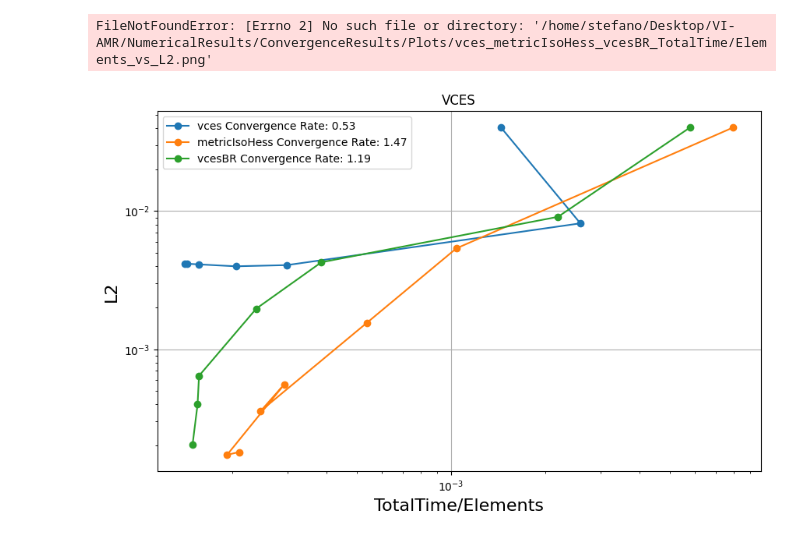
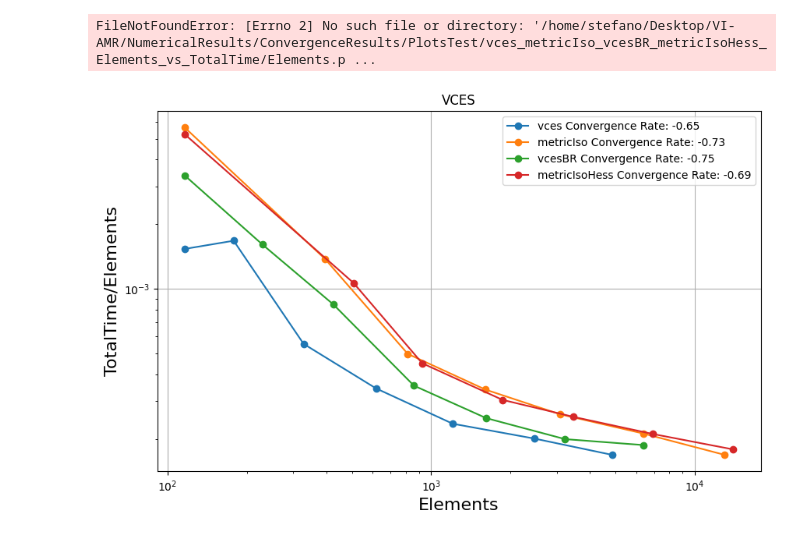
Before and after one commit to StefanoFochesatto/VI-AMR, a Jupyter notebook: NumericalResults/ConvergenceResults/PlotExplorer.ipynb, the cells around one changed output. Saved outputs shown, nothing was run; the diff lists cells and outputs as text; code cells hidden in the pictures.

Commit message:
more plots; found error in metric premeshcompute timings will need to open the interface or subclass metricrefine for proper timings

```diff
--- a/NumericalResults/ConvergenceResults/PlotExplorer.ipynb
+++ b/NumericalResults/ConvergenceResults/PlotExplorer.ipynb
@@ -7,7 +7,7 @@ import os
 import argparse
 # %%
 
-def getPlot(Convdf, methodslist, x, y, title, plottype=None):
+def getPlot(Convdf, methodslist, x, y, title, plottype=None, legend = True):
 
     # plotting types
     if plottype == "loglog":
@@ -37,11 +37,12 @@ def getPlot(Convdf, methodslist, x, y, title, plottype=None):
     plt.xlabel(x, fontsize=16)
     plt.ylabel(y, fontsize=16)
     plt.title(title)
-    plt.legend()
+    if legend:
+        plt.legend()
     plt.grid(True)
 
     # Ensure the Plots directory exists
-    results_dir = "Plots"
+    results_dir = "PlotsTest"
     os.makedirs(results_dir, exist_ok=True)
 
     # Construct the filename and save the plot
@@ -72,14 +73,16 @@ def create_multiindex_dataframe(result_dir, methodlist):
     return combined_df
 # %%
 current_dir = os.getcwd()
-results_dir = os.path.join(current_dir, "Results")
+results_dir = os.path.join(current_dir, "ResultsLShaped")
 methodlist = [os.path.splitext(filename)[0] for filename in os.listdir(results_dir)]
 Convdf = create_multiindex_dataframe(results_dir, methodlist)
 # %%
+# Compute things on the dataframe
 for method in methodlist:
-    Convdf[method, 'TotalTime'] = Convdf[method]['MeshTime'] + Convdf[method]['SolveTime']
+    Convdf[method, 'MeshTime'] = Convdf[method]['PreMeshCompTime'] + Convdf[method]['RefineTime']
+    Convdf[method, 'TotalTime'] = Convdf[method]['PreMeshCompTime'] + Convdf[method]['RefineTime'] + Convdf[method]['SolveTime']
+    Convdf[method, 'PreMeshCompTime/Elements'] = Convdf[method]['PreMeshCompTime']/Convdf[method]['Elements']
     Convdf[method, 'MeshTime/Elements'] = Convdf[method]['MeshTime']/Convdf[method]['Elements']
     Convdf[method, 'SolveTime/Elements'] = Convdf[method]['SolveTime']/Convdf[method]['Elements']
     Convdf[method, 'TotalTime/Elements'] = Convdf[method]['TotalTime']/Convdf[method]['Elements']
-
 Convdf = Convdf.sort_index(axis=1)
@@ -86,5 +94,5 @@ Convdf = Convdf.sort_index(axis=1)
 # %%
-getPlot(Convdf, ['vces', 'metricIsoHess', 'vcesBR'], 'TotalTime/Elements','L2', 'VCES', plottype='loglog')
+getPlot(Convdf, ['vces', 'metricIso', 'vcesBR', 'metricIsoHess'] , 'Elements', 'TotalTime/Elements', 'VCES', plottype='loglog', legend = True)
 # %% [output]
-FileNotFoundError: [Errno 2] No such file or directory: '/home/stefano/Desktop/VI-AMR/NumericalResults/ConvergenceResults/Plots/vces_metricIsoHess_vcesBR_TotalTime/Elements_vs_L2.png'
+FileNotFoundError: [Errno 2] No such file or directory: '/home/stefano/Desktop/VI-AMR/NumericalResults/ConvergenceResults/PlotsTest/vces_metricIso_vcesBR_metricIsoHess_Elements_vs_TotalTime/Elements.p ...
-[figure, old version]
+[figure, new version]
```
Also changed, not shown: parts of 3 cells of this notebook, 18 other files.
